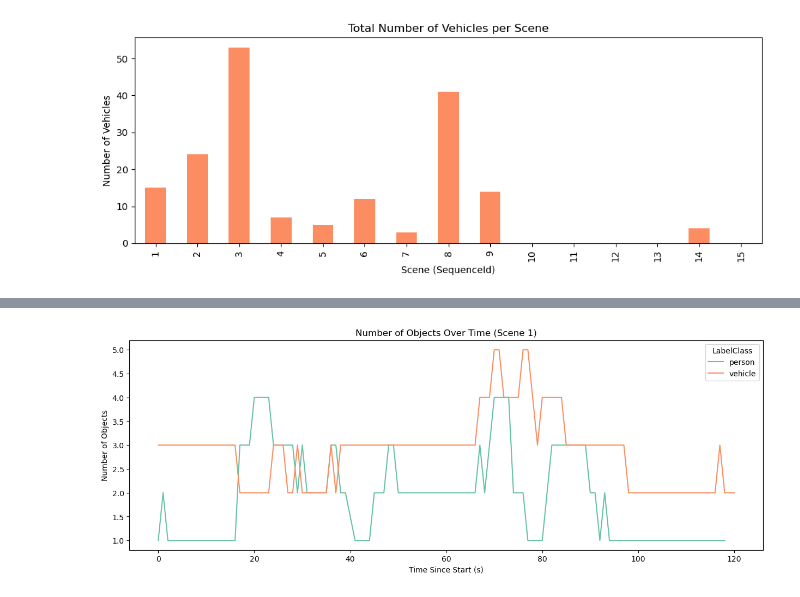
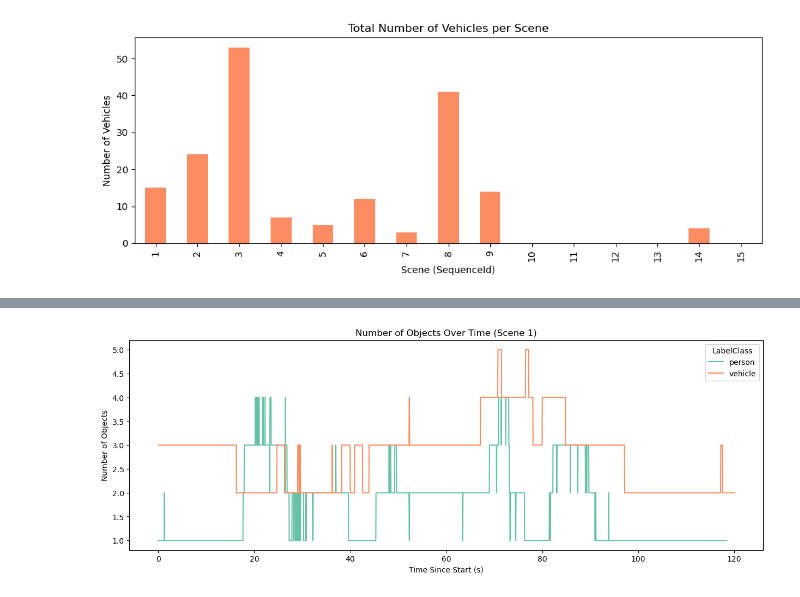
Before and after one commit to ArnaudPoletto/cs-599-window-views-visual-attention, a Jupyter notebook: notebooks/tracking.ipynb, the cells around one changed output, grey strips where cells are left out. Saved outputs shown, nothing was run; the diff lists cells and outputs as text; code cells hidden in the pictures.

Commit message:
add tracking notebook imlementation, not finished

```diff
--- a/notebooks/tracking.ipynb
+++ b/notebooks/tracking.ipynb
@@ -9,13 +9,19 @@ import sys
 
 sys.path.append("../")
 
+import cv2
 import numpy as np
 import pandas as pd
 import seaborn as sns
+from tqdm import tqdm
+from typing import List
+from scipy.spatial import KDTree
+from IPython.display import display
 from matplotlib import pyplot as plt
 
-from src.config import TRACKING_PATH
-from src.utils.eye_tracking_data import get_gaze_data, with_time_since_start_column
+from src.config import TRACKING_PATH, RAW_GAZE_FRAME_WIDTH, RAW_GAZE_FRAME_HEIGHT, IMAGE_WIDTH, IMAGE_HEIGHT, SETS_PATH
+from src.utils.gaze_data import get_gaze_data
 from src.utils.file import get_files_recursive, get_sequence_id_from_file_path
 
 N_NSEC_IN_SEC = 1e9
+BOUNDING_BOX_MARGIN_PX = 10
@@ -165,23 +279,33 @@ plot_object_motion(object_data, ['person', 'vehicle'])
 # %%
 def plot_objects_over_time(
     data: pd.DataFrame,
     sequence_id: int,
+    object_types: List[str]
 ):
+    """
+    Plot the number of objects over time for a specific scene.
+
+    Args:
+        data (pd.DataFrame): Tracking data for objects
+        sequence_id (int): Sequence ID of the scene
+        object_types (List[str]): Types of objects to plot
+    """
     data = data.copy()
     data = data[data["SequenceId"] == sequence_id]
-    data = data[~data["LabelClass"].str.contains("building")]
+    data = data[data["LabelClass"].isin(object_types)]
+    data["TimeSinceStart_s"] = data["TimeSinceStart_ns"] / N_NSEC_IN_SEC
     unique_data = data[["InstanceId", "LabelClass", "TimeSinceStart_s"]].copy().drop_duplicates(subset=["InstanceId", "TimeSinceStart_s"])
     unique_data = unique_data.groupby(["TimeSinceStart_s", "LabelClass"]).size().reset_index(name="Count")
 
-    # Plot
+    # Plot the line plot
     plt.figure(figsize=(15, 5))
     colors = sns.color_palette("Set2", n_colors=len(unique_data["LabelClass"].unique()))
     sns.lineplot(data=unique_data, x="TimeSinceStart_s", y="Count", hue="LabelClass", palette=colors)
     plt.title(f"Number of Objects Over Time (Scene {sequence_id})")
     plt.xlabel("Time Since Start (s)")
     plt.ylabel("Number of Objects")
     plt.show()
 
-plot_objects_over_time(data=object_data, sequence_id=1)
+plot_objects_over_time(data=object_data, sequence_id=1, object_types=['person', 'vehicle'])
 # %% [output]
-[figure, old version]
+[figure, new version]
```
Also changed, not shown: parts of 26 cells of this notebook, 6 other files.
